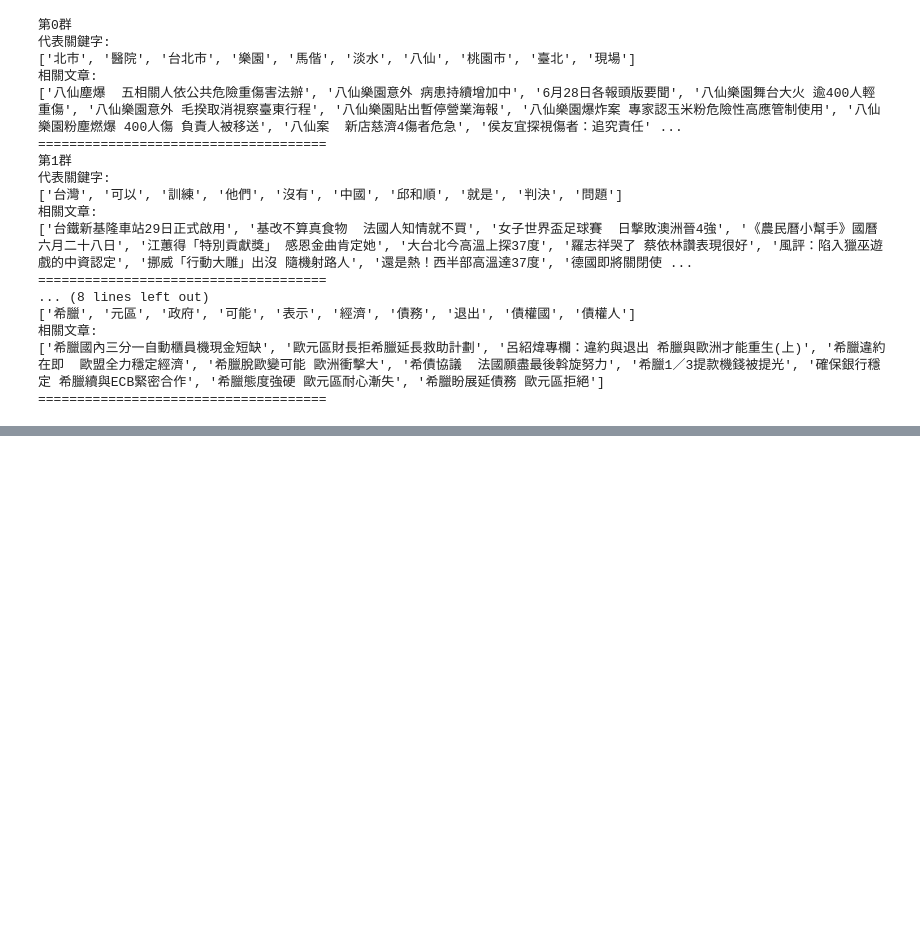
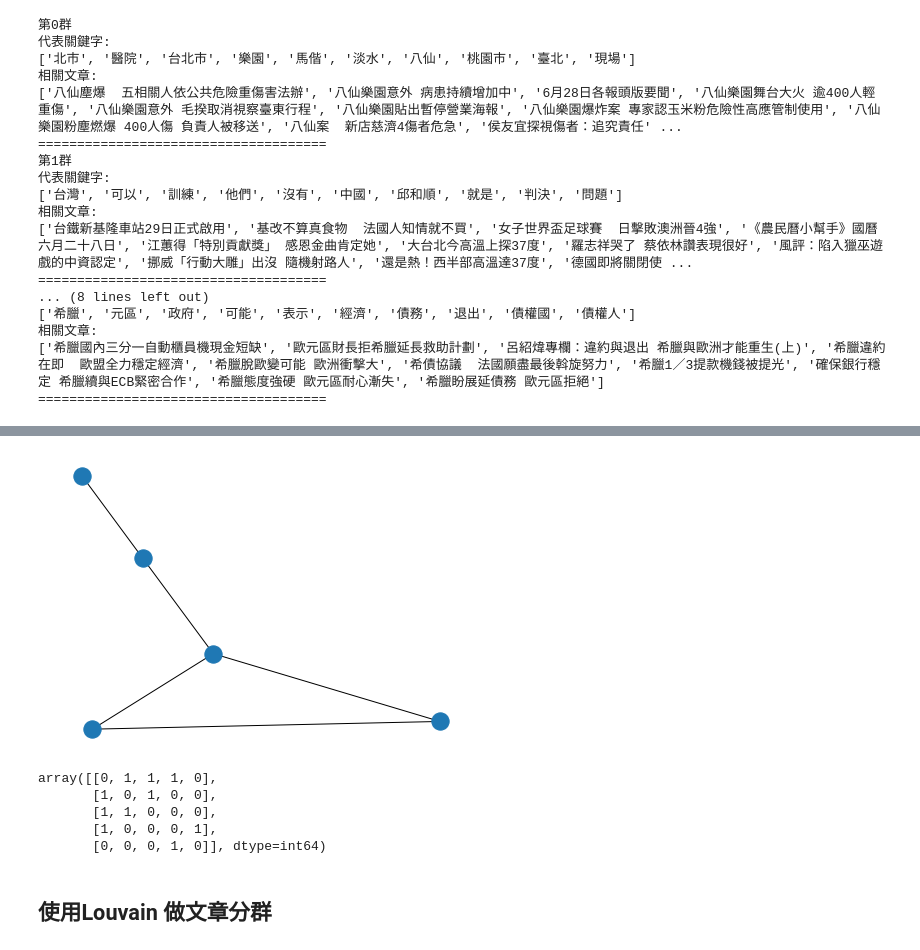
Before and after one commit to ywchiu/taipeifubon, a Jupyter notebook: Demo20200408.ipynb, the cells around one changed output, grey strips where cells are left out. Drawn from its saved outputs; the diff is of its cells as text; code cells hidden in the pictures; blank space fills up the shorter version.

```diff
--- a/Demo20200408.ipynb
+++ b/Demo20200408.ipynb
@@ -371,0 +455,19 @@ for g in set(c.tolist()):
+# %%
+import networkx
+G = networkx.Graph()
+# %%
+G.add_node(1)
+G.add_node(2)
+G.add_node(3)
+G.add_node(4)
+G.add_node(5)
+# %%
+G.add_edge(1,2)
+G.add_edge(2,3)
+G.add_edge(1,3)
+G.add_edge(1,4)
+G.add_edge(4,5)
+# %%
+networkx.draw(G)
+# %% [output]
+[figure, added]
@@ -371,0 +476,10 @@ for g in set(c.tolist()):
+# %%
+X.toarray()
+# %% [output]
+array([[0, 1, 1, 1, 0],
+       [1, 0, 1, 0, 0],
+       [1, 1, 0, 0, 0],
+       [1, 0, 0, 0, 1],
+       [0, 0, 0, 1, 0]], dtype=int64)
+# %% [markdown]
+## 使用Louvain 做文章分群
```
Also changed, not shown: parts of 31 cells of this notebook.
